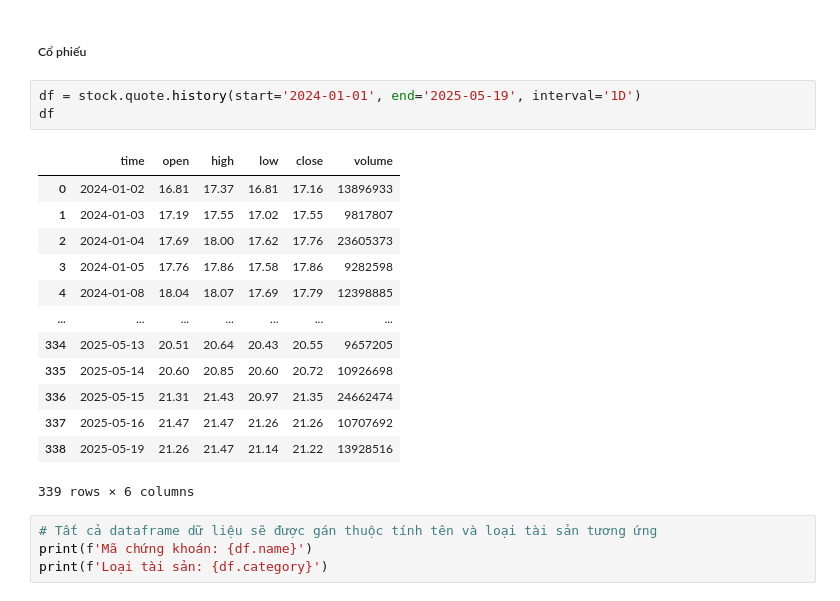
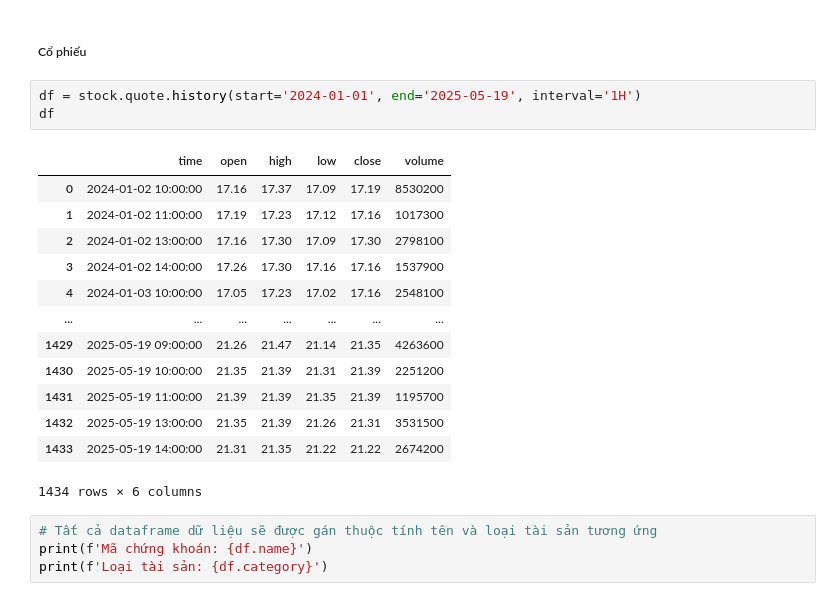
Before and after one commit to leonatez/stockbot, a Jupyter notebook: 1_vietnam_stock_vnstock3 (1).ipynb, the cells around one changed output. Drawn from its saved outputs; the diff is of its cells as text.

```diff
--- a/1_vietnam_stock_vnstock3 (1).ipynb
+++ b/1_vietnam_stock_vnstock3 (1).ipynb
@@ -192,22 +210,22 @@ stock.listing.industries_icb()
 # %% [markdown]
 ##### Cổ phiếu
 # %%
-df = stock.quote.history(start='2024-01-01', end='2025-05-19', interval='1D')
+df = stock.quote.history(start='2024-01-01', end='2025-05-19', interval='1H')
 df
 # %% [output]
 |  | time | open | high | low | close | volume |
-| 0 | 2024-01-02 | 16.81 | 17.37 | 16.81 | 17.16 | 13896933 |
-| 1 | 2024-01-03 | 17.19 | 17.55 | 17.02 | 17.55 | 9817807 |
-| 2 | 2024-01-04 | 17.69 | 18.00 | 17.62 | 17.76 | 23605373 |
-| 3 | 2024-01-05 | 17.76 | 17.86 | 17.58 | 17.86 | 9282598 |
-| 4 | 2024-01-08 | 18.04 | 18.07 | 17.69 | 17.79 | 12398885 |
+| 0 | 2024-01-02 10:00:00 | 17.16 | 17.37 | 17.09 | 17.19 | 8530200 |
+| 1 | 2024-01-02 11:00:00 | 17.19 | 17.23 | 17.12 | 17.16 | 1017300 |
+| 2 | 2024-01-02 13:00:00 | 17.16 | 17.30 | 17.09 | 17.30 | 2798100 |
+| 3 | 2024-01-02 14:00:00 | 17.26 | 17.30 | 17.16 | 17.16 | 1537900 |
+| 4 | 2024-01-03 10:00:00 | 17.05 | 17.23 | 17.02 | 17.16 | 2548100 |
 | ... | ... | ... | ... | ... | ... | ... |
-| 334 | 2025-05-13 | 20.51 | 20.64 | 20.43 | 20.55 | 9657205 |
-| 335 | 2025-05-14 | 20.60 | 20.85 | 20.60 | 20.72 | 10926698 |
-| 336 | 2025-05-15 | 21.31 | 21.43 | 20.97 | 21.35 | 24662474 |
-| 337 | 2025-05-16 | 21.47 | 21.47 | 21.26 | 21.26 | 10707692 |
-| 338 | 2025-05-19 | 21.26 | 21.47 | 21.14 | 21.22 | 13928516 |
+| 1429 | 2025-05-19 09:00:00 | 21.26 | 21.47 | 21.14 | 21.35 | 4263600 |
+| 1430 | 2025-05-19 10:00:00 | 21.35 | 21.39 | 21.31 | 21.39 | 2251200 |
+| 1431 | 2025-05-19 11:00:00 | 21.39 | 21.39 | 21.35 | 21.39 | 1195700 |
+| 1432 | 2025-05-19 13:00:00 | 21.35 | 21.39 | 21.26 | 21.31 | 3531500 |
+| 1433 | 2025-05-19 14:00:00 | 21.31 | 21.35 | 21.22 | 21.22 | 2674200 |
-339 rows × 6 columns
+1434 rows × 6 columns
 # %%
 # Tất cả dataframe dữ liệu sẽ được gán thuộc tính tên và loại tài sản tương ứng
 print(f'Mã chứng khoán: {df.name}')
```
Also changed, not shown: parts of 4 cells of this notebook, 32 other files.
